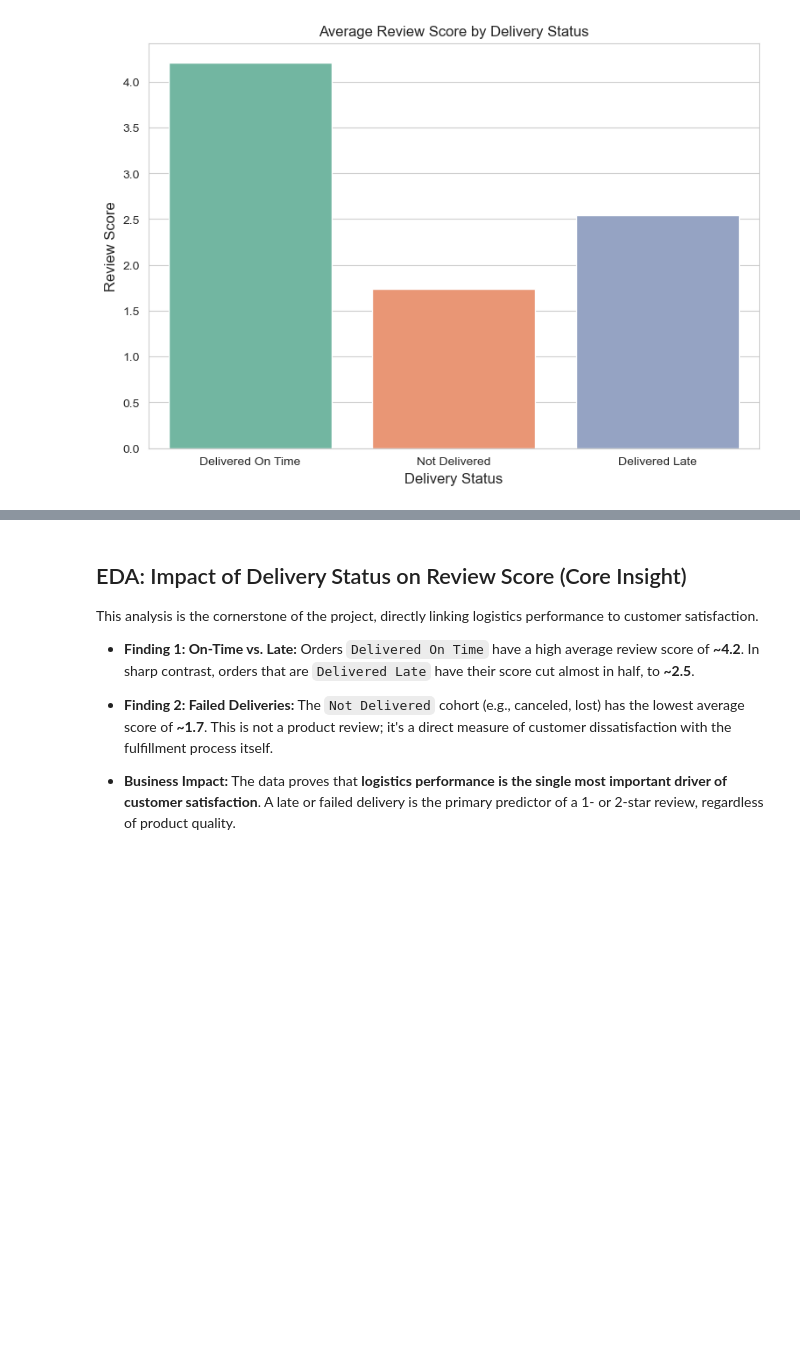
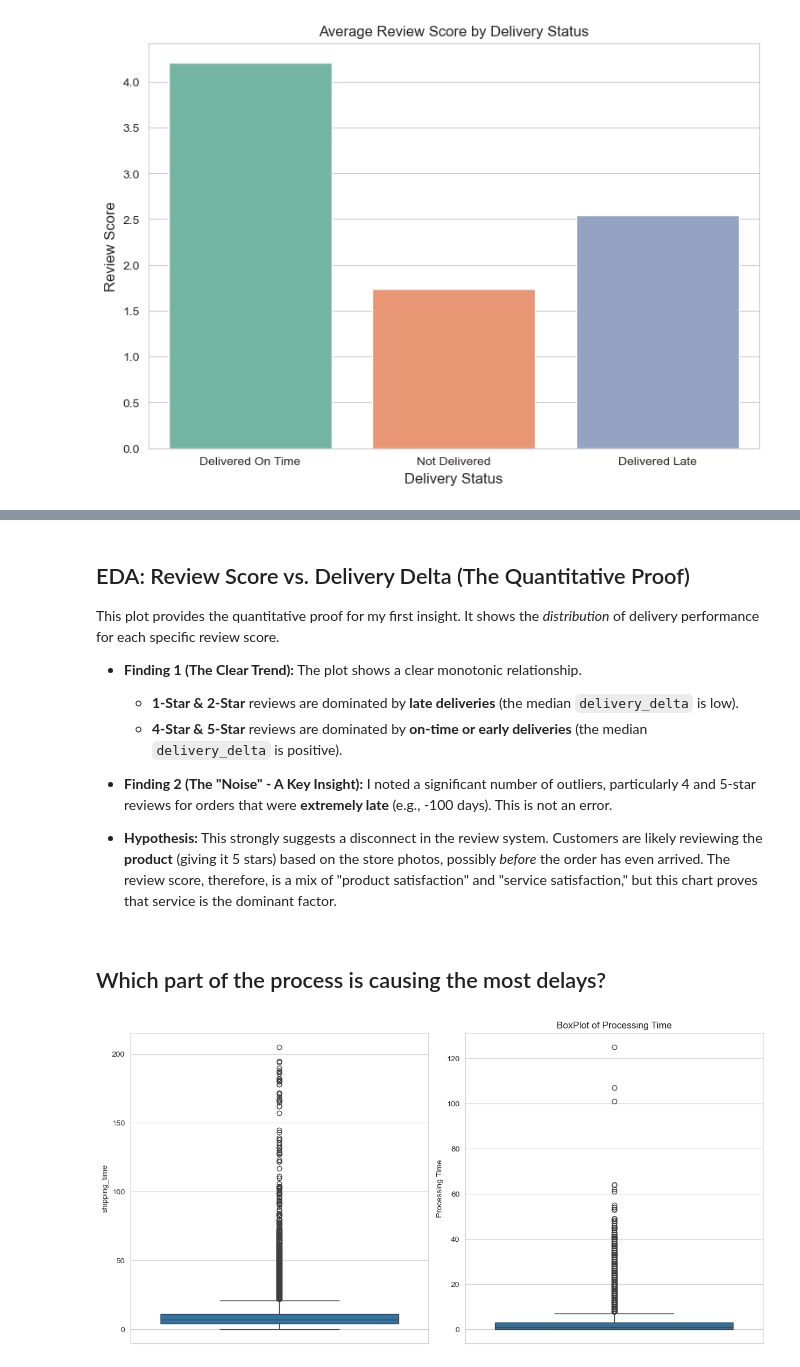
Before and after one commit to zeeshan-akram-ds/Olist-ECommerce-Analysis, a Jupyter notebook: notebooks/02-analysis.ipynb, the cells around one changed output, grey strips where cells are left out. Drawn from its saved outputs; the diff is of its cells as text; code cells hidden in the pictures; blank space fills up the shorter version.

```diff
--- a/notebooks/02-analysis.ipynb
+++ b/notebooks/02-analysis.ipynb
@@ -353,10 +374,31 @@ plt.show()
 # %% [markdown]
-## EDA: Impact of Delivery Status on Review Score (Core Insight)
+## EDA: Review Score vs. Delivery Delta (The Quantitative Proof)
 
-This analysis is the cornerstone of the project, directly linking logistics performance to customer satisfaction.
+This plot provides the quantitative proof for my first insight. It shows the *distribution* of delivery performance for each specific review score.
 
-* **Finding 1: On-Time vs. Late:** Orders `Delivered On Time` have a high average review score of **~4.2**. In sharp contrast, orders that are `Delivered Late` have their score cut almost in half, to **~2.5**.
+* **Finding 1 (The Clear Trend):** The plot shows a clear monotonic relationship.
+    * **1-Star & 2-Star** reviews are dominated by **late deliveries** (the median `delivery_delta` is low).
+    * **4-Star & 5-Star** reviews are dominated by **on-time or early deliveries** (the median `delivery_delta` is positive).
 
-* **Finding 2: Failed Deliveries:** The `Not Delivered` cohort (e.g., canceled, lost) has the lowest average score of **~1.7**. This is not a product review; it's a direct measure of customer dissatisfaction with the fulfillment process itself.
-
-* **Business Impact:** The data proves that **logistics performance is the single most important driver of customer satisfaction**. A late or failed delivery is the primary predictor of a 1- or 2-star review, regardless of product quality.
+* **Finding 2 (The "Noise" - A Key Insight):**
+    I noted a significant number of outliers, particularly 4 and 5-star reviews for orders that were **extremely late** (e.g., -100 days). This is not an error.
+* **Hypothesis:** This strongly suggests a disconnect in the review system. Customers are likely reviewing the **product** (giving it 5 stars) based on the store photos, possibly *before* the order has even arrived. The review score, therefore, is a mix of "product satisfaction" and "service satisfaction," but this chart proves that service is the dominant factor.
+# %% [markdown]
+## Which part of the process is causing the most delays?
+# %%
+fig, axes = plt.subplots(1, 2, figsize=(12,6))
+
+## for shipping time
+sns.boxplot(data=df, y='shipping_time', ax=axes[0])
+plt.title("BoxPlot of Shipping Time")
+plt.ylabel("Shipping Time")
+
+# for processing time
+sns.boxplot(data=df, y='processing_time', ax=axes[1])
+plt.title("BoxPlot of Processing Time")
+plt.ylabel("Processing Time")
+
+plt.tight_layout()
+plt.show()
+# %% [output]
+[figure, added]
```
Also changed, not shown: parts of 4 cells of this notebook.
